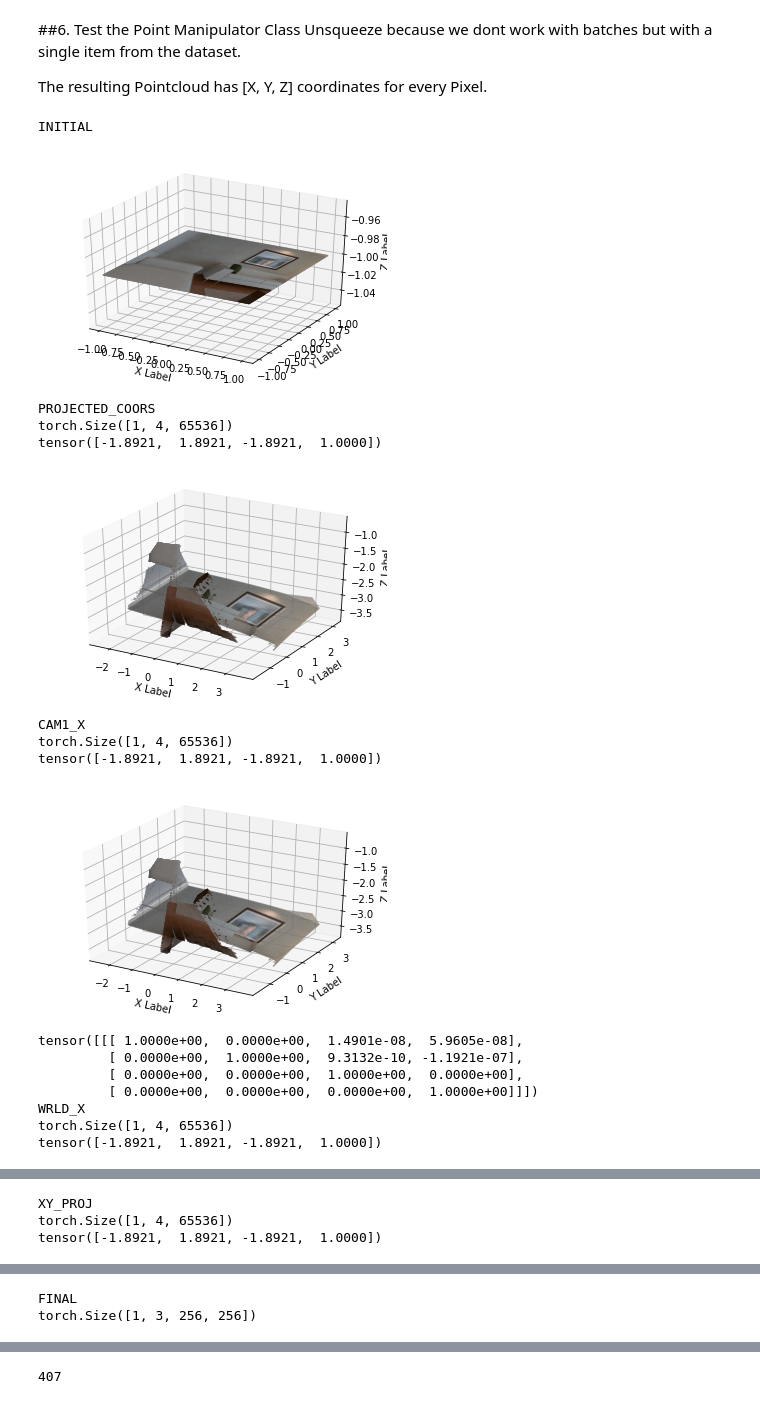
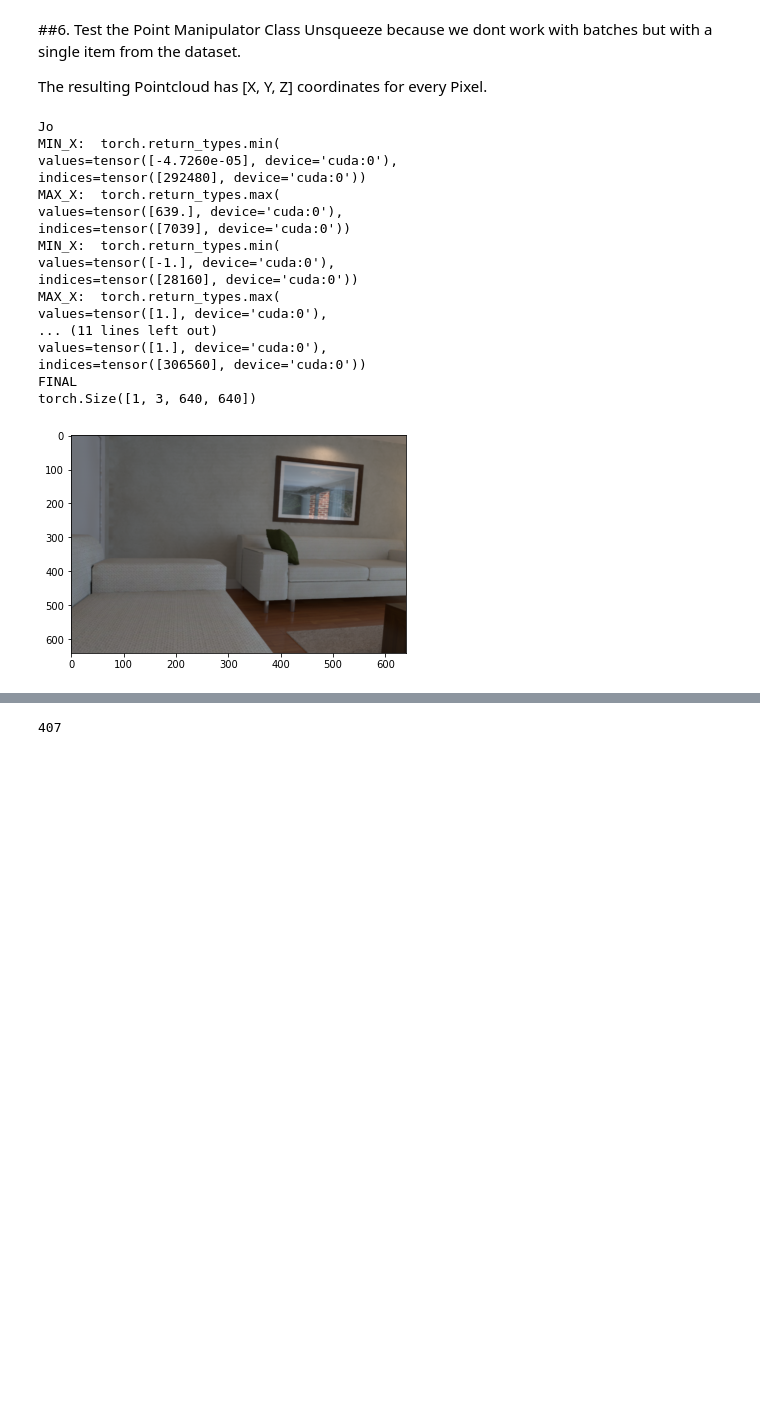
Before and after one commit to lukasHoel/novel-view-synthesis, a Jupyter notebook: notebooks/Point_Manipulation_lukas_14_05.ipynb, the cells around one changed output, grey strips where cells are left out. Saved outputs shown, nothing was run; the diff lists cells and outputs as text; code cells hidden in the pictures; blank space fills up the shorter version.

```diff
--- a/notebooks/Point_Manipulation_lukas_14_05.ipynb
+++ b/notebooks/Point_Manipulation_lukas_14_05.ipynb
@@ -1012,39 +1021,56 @@ Unsqueeze because we dont work with batches but with a single item from the data
 
 The resulting Pointcloud has [X, Y, Z] coordinates for every Pixel.
 # %%
+_, H, W = item['depth'].shape
+
 K = item['cam']['K'].unsqueeze(0)
 Kinv = item['cam']['Kinv'].unsqueeze(0)
 #K=torch.eye(4).unsqueeze(0)
 #Kinv=torch.eye(4).unsqueeze(0)
 input_RT = item['cam']['RT1'].unsqueeze(0)
 input_RTinv = item['cam']['RT1inv'].unsqueeze(0)
 output_RT = item['cam']['RT2'].unsqueeze(0)
 output_RTinv = item['cam']['RT2inv'].unsqueeze(0)
 
-mani = PtsManipulator(256)
+mani = PtsManipulator(W=W, H=H)
+
+if torch.cuda.is_available():
+    print("Jo")
+    device = "cuda:0"
+    mani.to(device)
+    item['image'] = item['image'].to(device)
+    item['depth'] = item['depth'].to(device)
+    K = K.to(device)
+    Kinv = Kinv.to(device)
+    input_RT = input_RT.to(device)
+    input_RTinv = input_RTinv.to(device)
+    output_RT = output_RT.to(device)
+    output_RTinv = output_RTinv.to(device)
+
 img = mani.forward_justpts(item['image'].unsqueeze(0), item['depth'].unsqueeze(0),
                            K, Kinv,
                            input_RT, input_RTinv,
                            input_RT, input_RTinv)
 
 print("FINAL")
 print(img.shape)
 show_image(img.squeeze().permute((1,2,0)).cpu().detach().numpy())
 # %% [output]
-INITIAL
+Jo
+MIN_X:  torch.return_types.min(
+values=tensor([-4.7260e-05], device='cuda:0'),
+indices=tensor([292480], device='cuda:0'))
+MAX_X:  torch.return_types.max(
+values=tensor([639.], device='cuda:0'),
+indices=tensor([7039], device='cuda:0'))
+MIN_X:  torch.return_types.min(
+values=tensor([-1.], device='cuda:0'),
+indices=tensor([28160], device='cuda:0'))
+MAX_X:  torch.return_types.max(
+values=tensor([1.], device='cuda:0'),
+... (11 lines left out)
+values=tensor([1.], device='cuda:0'),
+indices=tensor([306560], device='cuda:0'))
+FINAL
+torch.Size([1, 3, 640, 640])
-[figure, old version]
+[figure, new version]
-PROJECTED_COORS
-torch.Size([1, 4, 65536])
-tensor([-1.8921,  1.8921, -1.8921,  1.0000])
-[figure, removed]
-CAM1_X
-torch.Size([1, 4, 65536])
-tensor([-1.8921,  1.8921, -1.8921,  1.0000])
-[figure, removed]
-tensor([[[ 1.0000e+00,  0.0000e+00,  1.4901e-08,  5.9605e-08],
-         [ 0.0000e+00,  1.0000e+00,  9.3132e-10, -1.1921e-07],
-         [ 0.0000e+00,  0.0000e+00,  1.0000e+00,  0.0000e+00],
-         [ 0.0000e+00,  0.0000e+00,  0.0000e+00,  1.0000e+00]]])
-WRLD_X
-torch.Size([1, 4, 65536])
-tensor([-1.8921,  1.8921, -1.8921,  1.0000])
@@ -1052,3 +1076,0 @@ tensor([-1.8921,  1.8921, -1.8921,  1.0000])
-XY_PROJ
-torch.Size([1, 4, 65536])
-tensor([-1.8921,  1.8921, -1.8921,  1.0000])
@@ -1066,2 +1076,0 @@ torch.Size([1, 3, 65536])
-FINAL
-torch.Size([1, 3, 256, 256])
```
Also changed, not shown: parts of 4 cells of this notebook.
